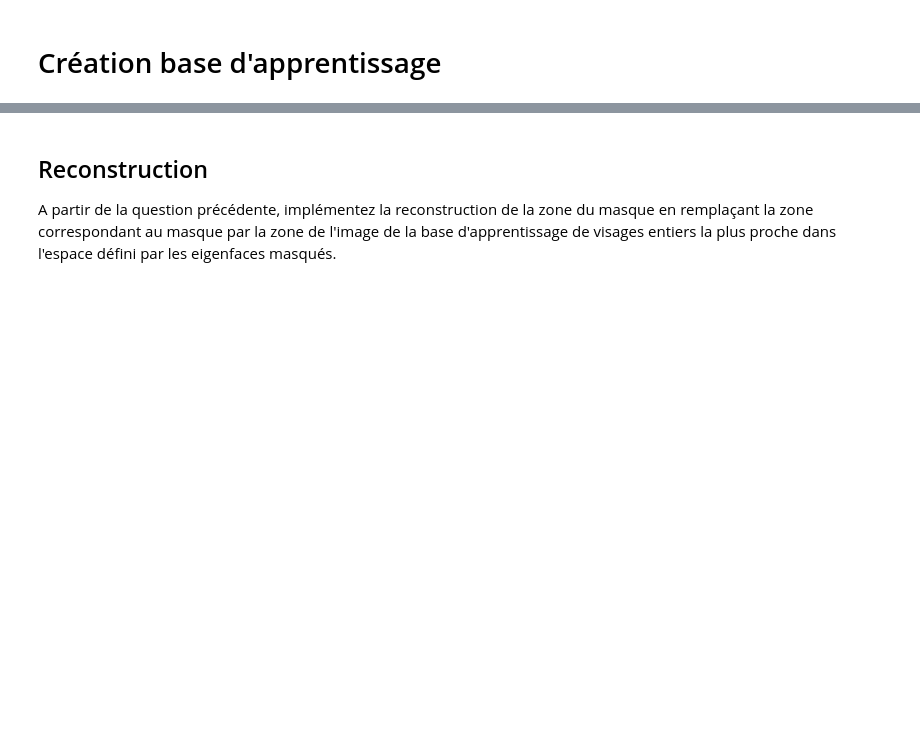
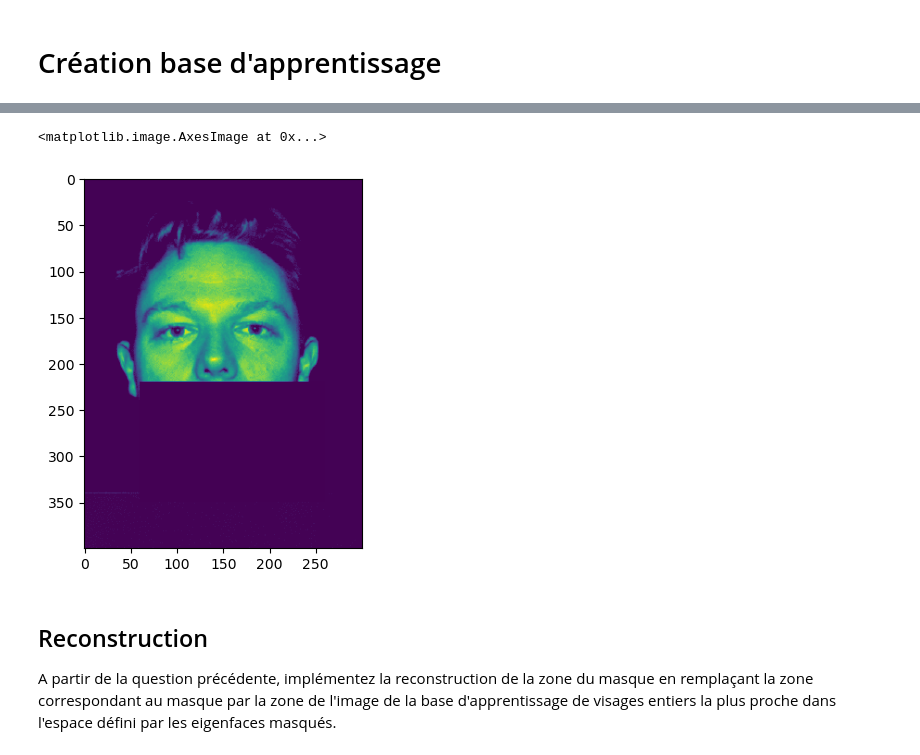
Before and after one commit to emilien3/maskProject, a Jupyter notebook: MiniProjet.ipynb, the cells around one changed output, grey strips where cells are left out. Drawn from its saved outputs; the diff is of its cells as text; code cells hidden in the pictures; blank space fills up the shorter version.

```diff
--- a/MiniProjet.ipynb
+++ b/MiniProjet.ipynb
@@ -158,3 +206,8 @@ En tirant aléatoirement une image de test, parmi les 32 personnes et les 6 post
+# %%
+plt.imshow(np.reshape(X_App[kneighbor,:],(nblignes,nb_colonnes)))
+# %% [output]
+<matplotlib.image.AxesImage at 0x...>
+[figure, added]
 # %% [markdown]
 ## Reconstruction
 
```
Also changed, not shown: parts of 7 cells of this notebook.
